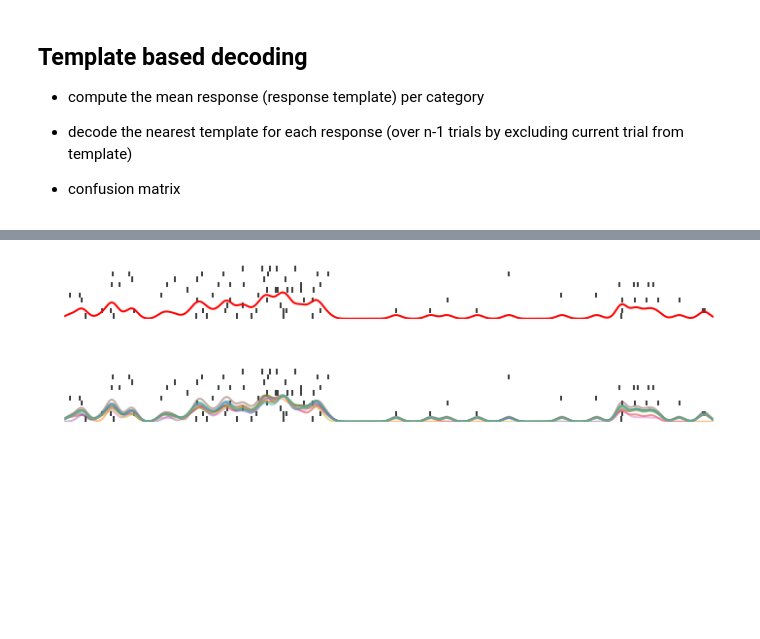
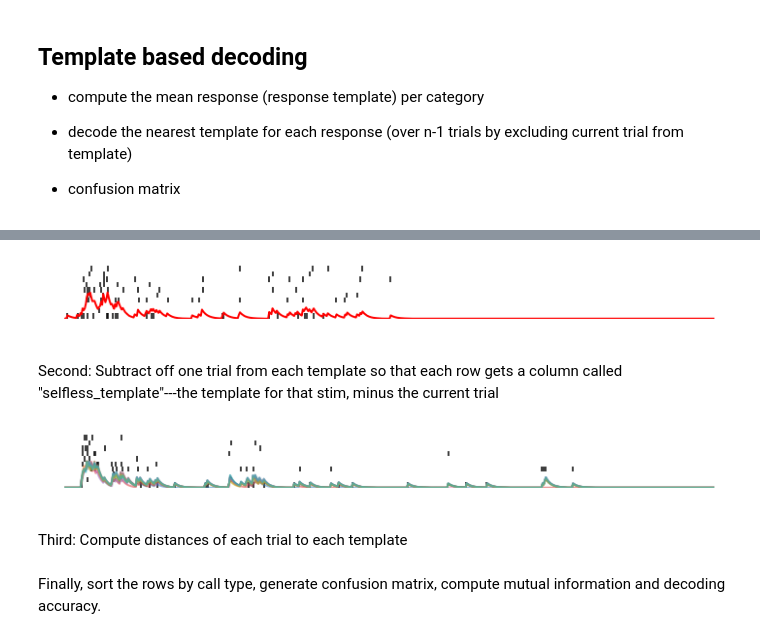
Before and after one commit to kevinyu/furry-guacamole, a Jupyter notebook: notebooks/Template Based Decoding.ipynb, the cells around one changed output, grey strips where cells are left out. Cells and saved outputs as stored; diff of their text form; code cells hidden in the pictures; blank space fills up the shorter version.

Commit message:
Make template decoding work

```diff
--- a/notebooks/Template Based Decoding.ipynb
+++ b/notebooks/Template Based Decoding.ipynb
@@ -30,10 +29,10 @@ The autoreload extension is already loaded. To reload it, use:
 # %%
-data_loader = SessionDataLoader("YelBlu6903F", 1)
+data_loader = SessionDataLoader("GreBlu9508M", 1)
 # %%
 table = data_loader.load_table()
 # %%
 t_arr, spikes = bin_spikes(table["spike_times"], min_time=0.0, max_time=0.6)
-spikes_filtered = gaussian_filter(spikes, 5.0)
+spikes_filtered = exp_filter(spikes, 5.0)
 
 table["binned_spikes"] = spikes.tolist()
 table["psth"] = spikes_filtered.tolist()
@@ -44,2 +39,2 @@ Include n_trials as a column so we can subtract off 1/n_trials * [single trial p
 # %%
-unit_table = table[table["unit"] == (2, 1)]
+unit_table = table[table["unit"] == (14, 1)]
@@ -47,34 +46,39 @@ unit_table = table[table["unit"] == (2, 1)]
 templates = compute_templates(unit_table, "stim", "psth")
 # %%
 plt.figure(figsize=(12, 1))
-raster.plot(unit_table[unit_table["stim"] == "100"]["spike_times"], 0, 0.6)
+raster.plot(unit_table[unit_table["stim"] == "110"]["spike_times"], 0, 0.6)
 scale = plt.ylim()[1] / 2.0
 plt.plot(
     t_arr,
-    scale * templates.get_value("100", "psth") / np.max(templates.get_value("100", "psth")),
+    scale * templates.get_value("110", "psth") / np.max(templates.get_value("110", "psth")),
     color="red",
     linewidth=2)
 plt.axis("off")
 plt.show()
 # %% [output]
-[figure, old version]
+[figure, new version]
+# %% [markdown]
+Second: Subtract off one trial from each template so that each row gets a column called "selfless_template"---the template for that stim, minus the current trial
 # %%
-unit_table.drop("psth_template", 1, inplace=True)
+if "psth_template" in unit_table: unit_table.drop("psth_template", 1, inplace=True)
 unit_table = unbias_templates(unit_table, templates, "stim", "psth")
 # %%
 plt.figure(figsize=(12, 1))
-raster.plot(unit_table[unit_table["stim"] == "100"]["spike_times"], 0, 0.6)
+raster.plot(unit_table[unit_table["stim"] == "112"]["spike_times"], 0, 0.6)
 scale = plt.ylim()[1] / 2.0
 
-for psth in unit_table[unit_table["stim"] == "100"]["selfless_template"]:
-    plt.plot(
-        t_arr,
-        scale * np.array(psth) / np.max(psth),
-        linewidth=2,
-        alpha=0.5)
+for psth in unit_table[unit_table["stim"] == "112"]["selfless_template"]:
+    if np.max(psth):
+        plt.plot(
+            t_arr,
+            scale * np.array(psth) / np.max(psth),
+            linewidth=2,
+            alpha=0.5)
 
 plt.axis("off")
 plt.show()
 # %% [output]
-[figure, old version]
+[figure, new version]
+# %% [markdown]
+Third: Compute distances of each trial to each template
 # %%
@@ -81 +86,3 @@ plt.show()
 distances = compute_distance_to_templates(unit_table, "stim")
+# %% [markdown]
+Finally, sort the rows by call type, generate confusion matrix, compute mutual information and decoding accuracy.
```
Also changed, not shown: parts of 12 cells of this notebook, 3 other files.
